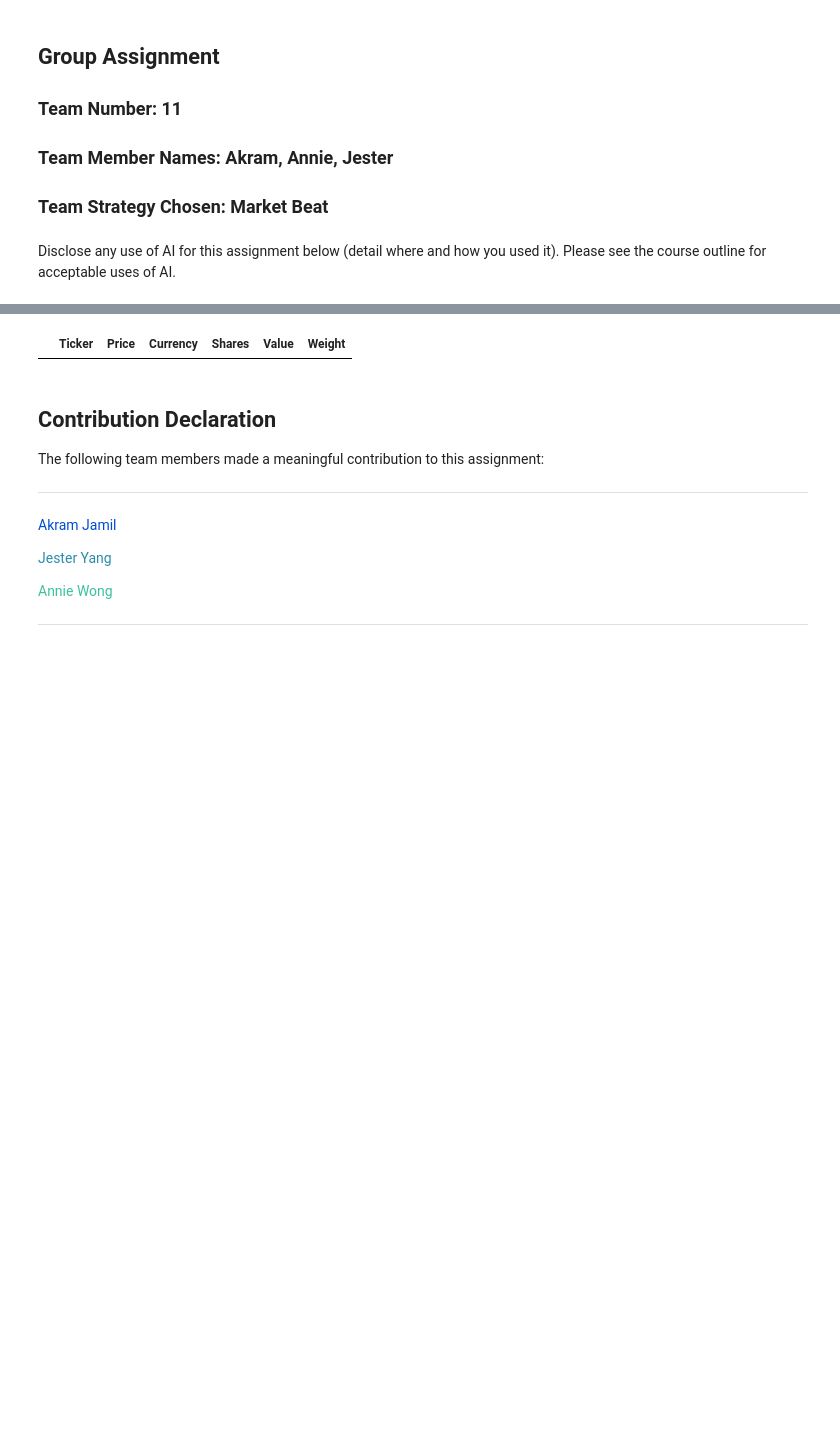
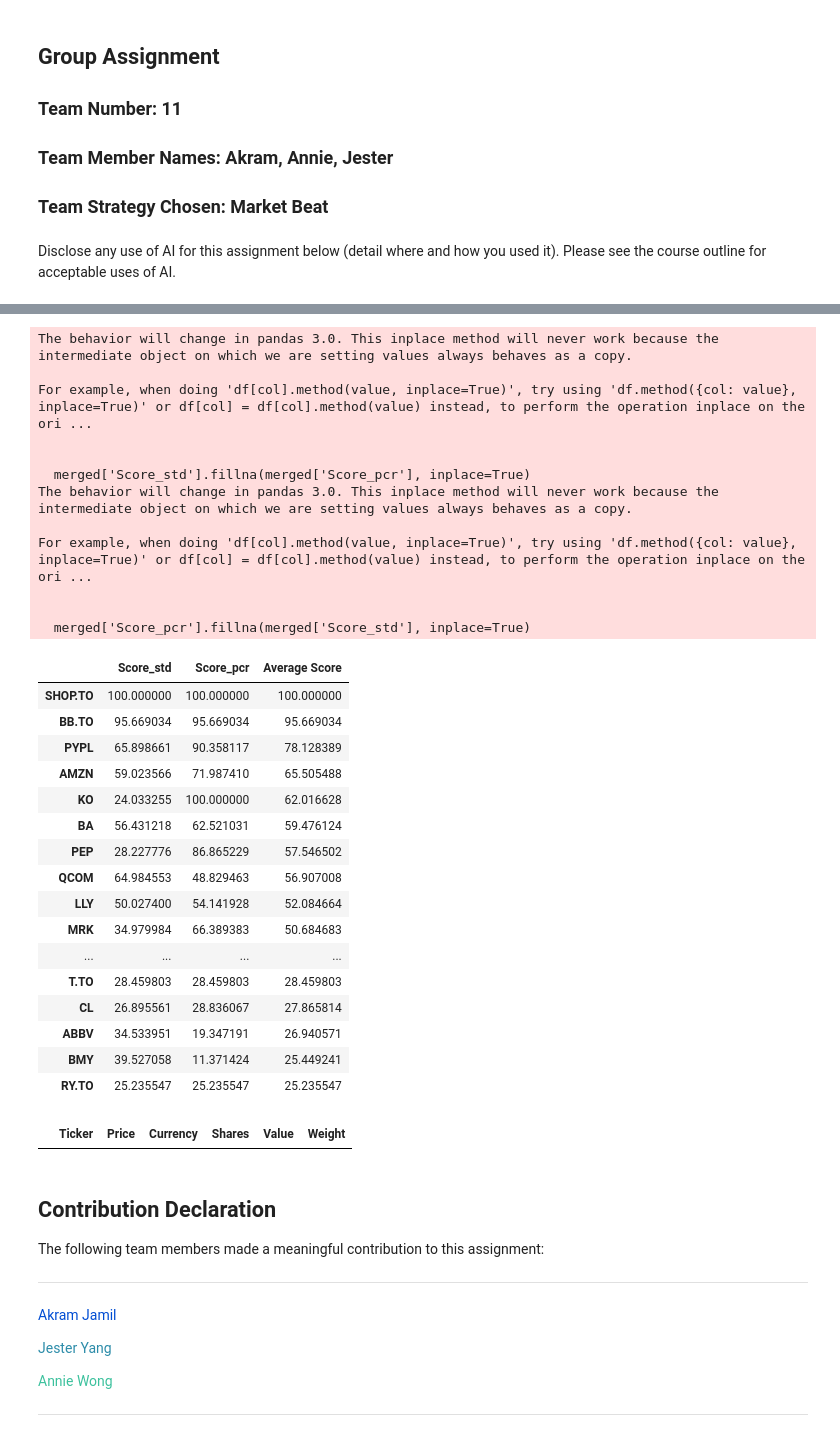
Before and after one commit to akramj13/CFM101-Project, a Jupyter notebook: Team 11 Assignment Annie.ipynb, the cells around one changed output, grey strips where cells are left out. Drawn from its saved outputs; the diff is of its cells as text; code cells hidden in the pictures; blank space fills up the shorter version.

```diff
--- a/Team 11 Assignment Annie.ipynb
+++ b/Team 11 Assignment Annie.ipynb
@@ -247,3 +345,55 @@ options_data
+# %%
+def calculate_scoreboard(std, pcr):
+    """
+    Merges two DataFrames (std and pcr) on their index (assumed to be ticker names),
+    calculates the average of their 'Score' columns, and sorts the result by 'Average Score'.
+    """
+
+    merged = std[['Score']].merge(pcr[['Score']], left_index=True, right_index=True, suffixes=('_std', '_pcr'), how='outer')
+
+    # interesting case here, we need to consider stocks with nan from PCR strategy
+    merged['Score_std'].fillna(merged['Score_pcr'], inplace=True)
+    merged['Score_pcr'].fillna(merged['Score_std'], inplace=True)
+
+    # Calculate the average score
+    merged['Average Score'] = merged[['Score_std', 'Score_pcr']].mean(axis=1)
+
+    # Sort the DataFrame by 'Average Score' in descending order
+    merged_sorted = merged.sort_values(by='Average Score', ascending=False)
+
+    return merged_sorted
+
+calculate_scoreboard(std, pcr)
+# %% [output]
+The behavior will change in pandas 3.0. This inplace method will never work because the intermediate object on which we are setting values always behaves as a copy.
+
+For example, when doing 'df[col].method(value, inplace=True)', try using 'df.method({col: value}, inplace=True)' or df[col] = df[col].method(value) instead, to perform the operation inplace on the ori ...
+
+
+  merged['Score_std'].fillna(merged['Score_pcr'], inplace=True)
+The behavior will change in pandas 3.0. This inplace method will never work because the intermediate object on which we are setting values always behaves as a copy.
+
+For example, when doing 'df[col].method(value, inplace=True)', try using 'df.method({col: value}, inplace=True)' or df[col] = df[col].method(value) instead, to perform the operation inplace on the ori ...
+
+
+  merged['Score_pcr'].fillna(merged['Score_std'], inplace=True)
+|  | Score_std | Score_pcr | Average Score |
+| SHOP.TO | 100.000000 | 100.000000 | 100.000000 |
+| BB.TO | 95.669034 | 95.669034 | 95.669034 |
+| PYPL | 65.898661 | 90.358117 | 78.128389 |
+| AMZN | 59.023566 | 71.987410 | 65.505488 |
+| KO | 24.033255 | 100.000000 | 62.016628 |
+| BA | 56.431218 | 62.521031 | 59.476124 |
+| PEP | 28.227776 | 86.865229 | 57.546502 |
+| QCOM | 64.984553 | 48.829463 | 56.907008 |
+| LLY | 50.027400 | 54.141928 | 52.084664 |
+| MRK | 34.979984 | 66.389383 | 50.684683 |
+| ... | ... | ... | ... |
+| T.TO | 28.459803 | 28.459803 | 28.459803 |
+| CL | 26.895561 | 28.836067 | 27.865814 |
+| ABBV | 34.533951 | 19.347191 | 26.940571 |
+| BMY | 39.527058 | 11.371424 | 25.449241 |
+| RY.TO | 25.235547 | 25.235547 | 25.235547 |
 # %%
 # Code to output final dataframe to a CSV file called Stocks_Group_XX.csv
 Stocks_Final = Portfolio_Final[['Ticker', 'Shares']]
```
Also changed, not shown: parts of 17 cells of this notebook, 1 other file.
